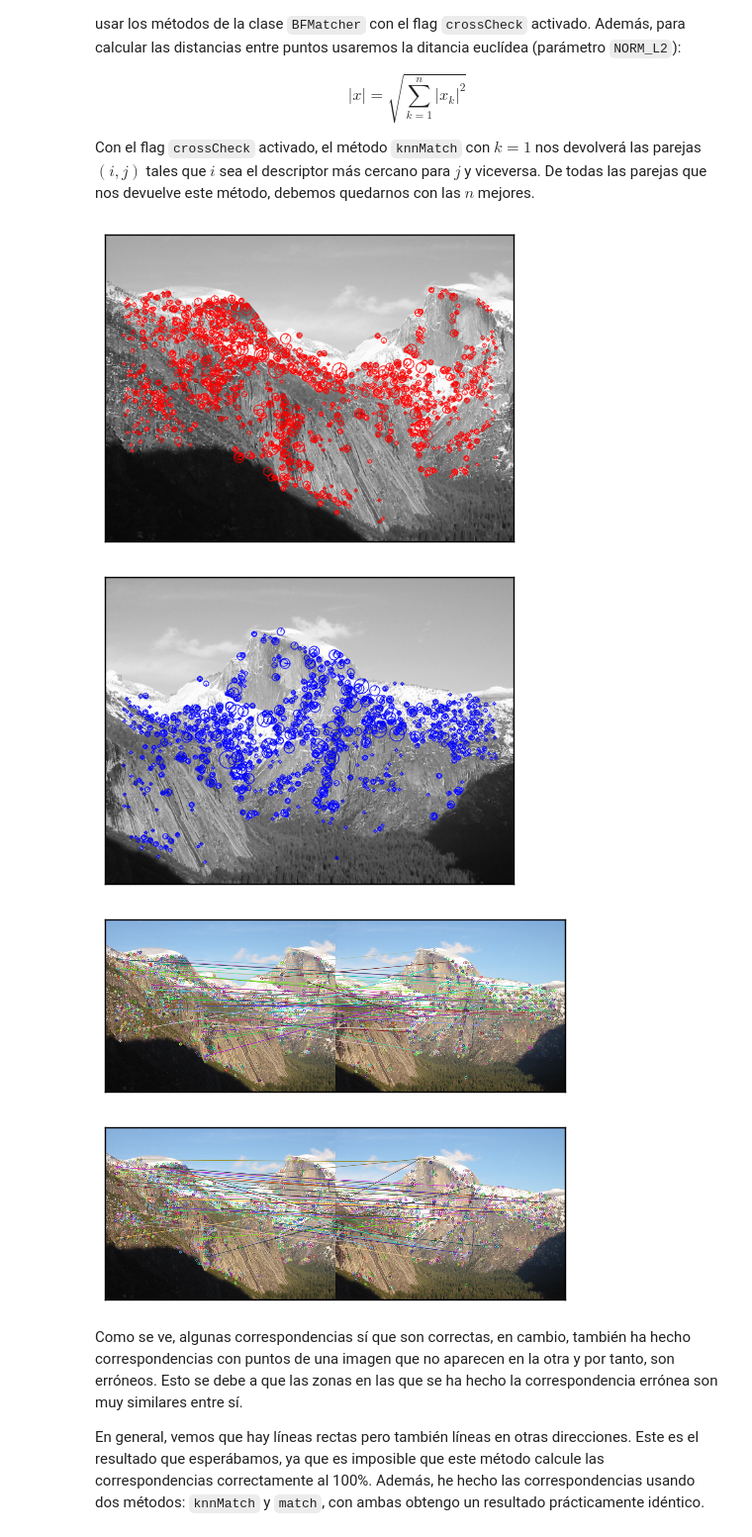
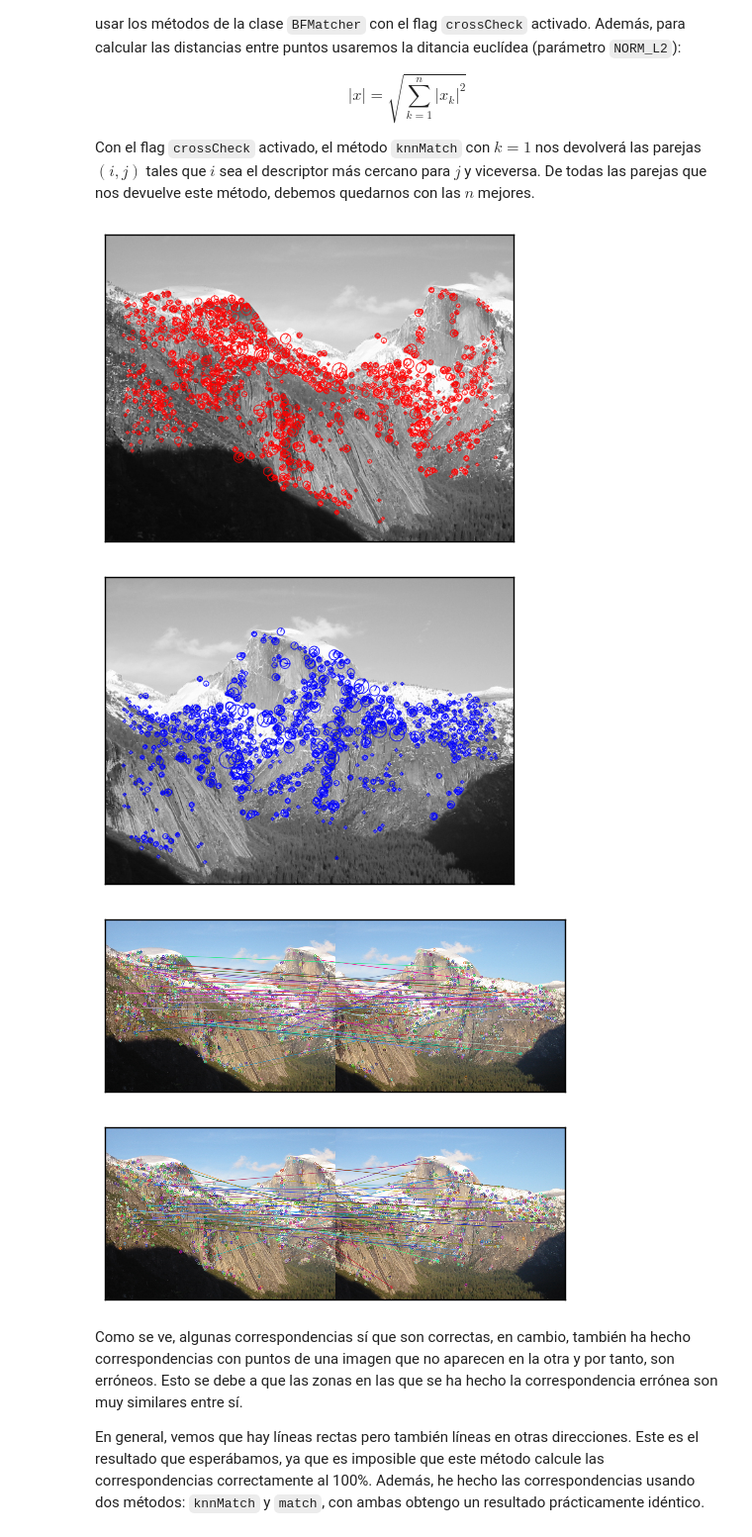
Before and after one commit to mgmacias95/Vision-por-Computador, a Jupyter notebook: P2/Visión por Computador - Práctica 2.ipynb, the cells around one changed output. Shown at 99% size. Drawn from its saved outputs; the diff is of its cells as text; code cells hidden in the pictures.

```diff
--- a/P2/Visión por Computador - Práctica 2.ipynb
+++ b/P2/Visión por Computador - Práctica 2.ipynb
@@ -305,36 +305,36 @@ def akaze_match(img1, img2, n=50):
     detector = cv2.AKAZE_create()
 
     # detectamos los keypoint y extraemos los descriptores de ambas fotos. El parámetro None es debido a que no usamos
     # ninguna máscara
     kps1, descs1 = detector.detectAndCompute(image=gray1, mask=None)
     kps2, descs2 = detector.detectAndCompute(image=gray2, mask=None)
 
     # dibujamos los puntos claves en la imagen 1
     keypoints_img1 = cv2.drawKeypoints(image=gray1, keypoints=kps1, outImage=None, color=(0,0,255), \
                                        flags=cv2.DRAW_MATCHES_FLAGS_DRAW_RICH_KEYPOINTS)
     mostrar(keypoints_img1)
     # y en la imagen 2
     keypoints_img2 = cv2.drawKeypoints(image=gray2, keypoints=kps2, outImage=None, color=(255, 0, 0),\
                                        flags=cv2.DRAW_MATCHES_FLAGS_DRAW_RICH_KEYPOINTS)
     mostrar(keypoints_img2)
 
     # para hacer el matching, usamos la fuerza bruta y validación cruzada, NORM_L2 es la distancia euclídea.
     bf = cv2.BFMatcher(normType=cv2.NORM_L2, crossCheck=True)
 
     # hacemos el matching usando knn
-    knn_matching(bf=bf, desc1=descs1, desc2=descs2, kps1=kps1, kps2=kps2, img1=img1, img2=img2, n=n, k=2)
+    knn_matching(bf=bf, desc1=descs1, desc2=descs2, kps1=kps1, kps2=kps2, img1=img1, img2=img2, n=n)
 
     # hacemos el matching usando el método match
     normal_matching(bf=bf, desc1=descs1, desc2=descs2, kps1=kps1, kps2=kps2, img1=img1, img2=img2, n=n)
 
 img1 = cv2.imread('datos-T2/yosemite/Yosemite1.jpg', cv2.IMREAD_UNCHANGED)
 img2 = cv2.imread('datos-T2/yosemite/Yosemite2.jpg', cv2.IMREAD_UNCHANGED)
 akaze_match(img1=img1, img2=img2)
 # %% [output]
 [figure]
 [figure]
-[figure, old version]
+[figure, new version]
-[figure, old version]
+[figure, new version]
 # %% [markdown]
 Como se ve, algunas correspondencias sí que son correctas, en cambio, también ha hecho correspondencias con puntos de una imagen que no aparecen en la otra y por tanto, son erróneos. Esto se debe a que las zonas en las que se ha hecho la correspondencia errónea son muy similares entre sí.
 
```
